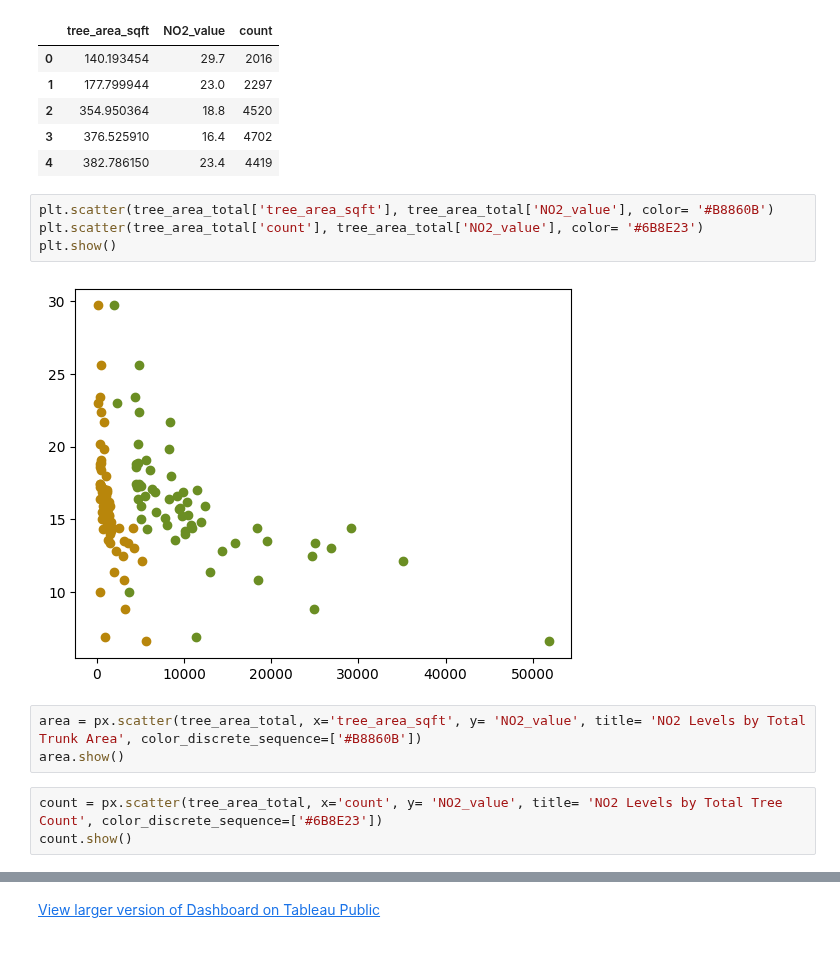
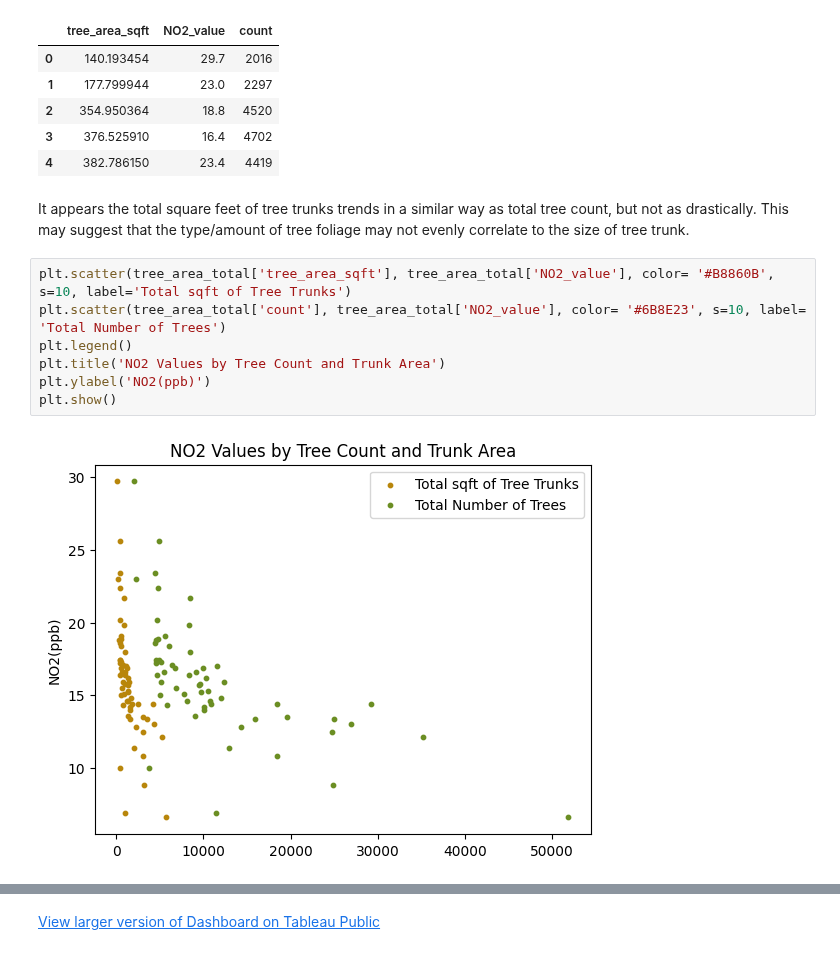
Before and after one commit to Angela-Rene/Trees_in_NYC, a Jupyter notebook: second_notebook.ipynb, the cells around one changed output, grey strips where cells are left out. Saved outputs shown, nothing was run; the diff lists cells and outputs as text.

Commit message:
cleaning up plots and markdown, and creating project_summary.ipynb

```diff
--- a/second_notebook.ipynb
+++ b/second_notebook.ipynb
@@ -277,15 +264,14 @@ tree_area_total.head()
 | 2 | 354.950364 | 18.8 | 4520 |
 | 3 | 376.525910 | 16.4 | 4702 |
 | 4 | 382.786150 | 23.4 | 4419 |
+# %% [markdown]
+It appears the total square feet of tree trunks trends in a similar way as total tree count, but not as drastically.  This may suggest that the type/amount of tree foliage may not evenly correlate to the size of tree trunk.
 # %%
-plt.scatter(tree_area_total['tree_area_sqft'], tree_area_total['NO2_value'], color= '#B8860B')
-plt.scatter(tree_area_total['count'], tree_area_total['NO2_value'], color= '#6B8E23')
+plt.scatter(tree_area_total['tree_area_sqft'], tree_area_total['NO2_value'], color= '#B8860B', s=10, label='Total sqft of Tree Trunks')
+plt.scatter(tree_area_total['count'], tree_area_total['NO2_value'], color= '#6B8E23', s=10, label= 'Total Number of Trees')
+plt.legend()
+plt.title('NO2 Values by Tree Count and Trunk Area')
+plt.ylabel('NO2(ppb)')
 plt.show()
 # %% [output]
-[figure, old version]
+[figure, new version]
-# %%
-area = px.scatter(tree_area_total, x='tree_area_sqft', y= 'NO2_value', title= 'NO2 Levels by Total Trunk Area', color_discrete_sequence=['#B8860B'])
-area.show()
-# %%
-count = px.scatter(tree_area_total, x='count', y= 'NO2_value', title= 'NO2 Levels by Total Tree Count', color_discrete_sequence=['#6B8E23'])
-count.show()
```
Also changed, not shown: parts of 15 cells of this notebook, 2 other files.
